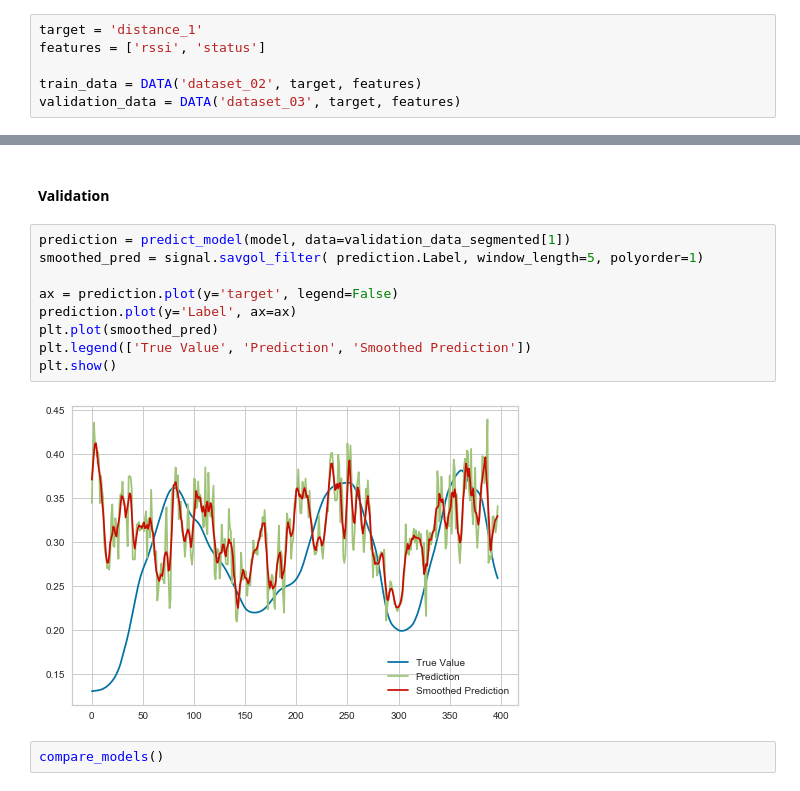
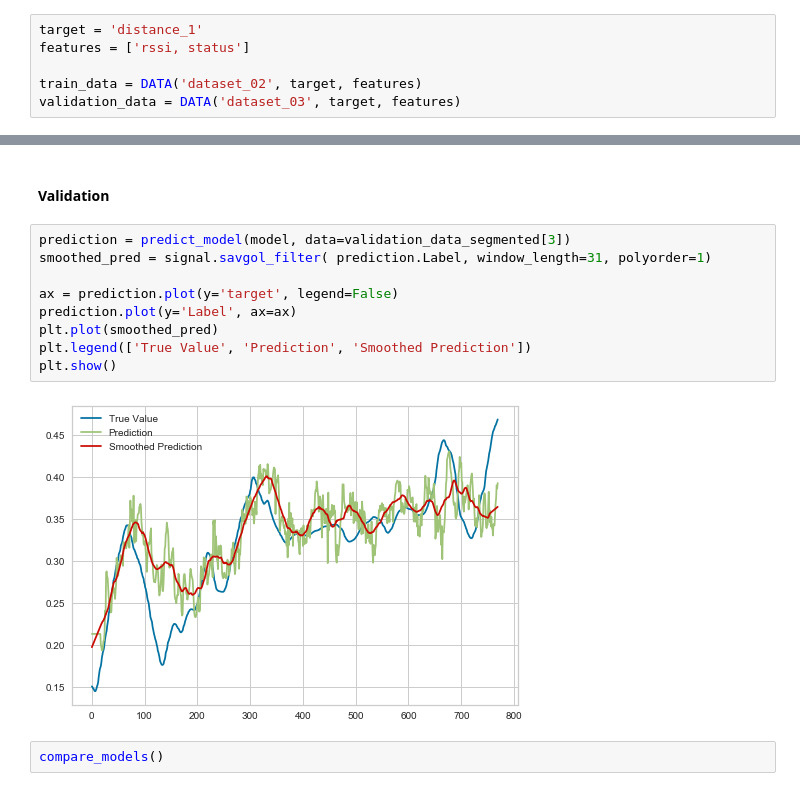
Before and after one commit to negargolestani/kinect_motion_tracking, a Jupyter notebook: regression_ml.ipynb, the cells around one changed output, grey strips where cells are left out. Saved outputs shown, nothing was run; the diff lists cells and outputs as text.

```diff
--- a/regression_ml.ipynb
+++ b/regression_ml.ipynb
@@ -53,7 +100,7 @@ def segment(x, y, win_size, step):
 #### Load Data
 # %%
 target = 'distance_1'
-features = ['rssi', 'status']
+features = ['rssi, status']
 
 train_data = DATA('dataset_02', target, features)
 validation_data = DATA('dataset_03', target, features)
@@ -117,16 +202,16 @@ plot_model(model, plot='error')
 # %% [markdown]
 #### Validation
 # %%
-prediction = predict_model(model, data=validation_data_segmented[1])
-smoothed_pred = signal.savgol_filter( prediction.Label, window_length=5, polyorder=1)
+prediction = predict_model(model, data=validation_data_segmented[3])
+smoothed_pred = signal.savgol_filter( prediction.Label, window_length=31, polyorder=1)
 
 ax = prediction.plot(y='target', legend=False)
 prediction.plot(y='Label', ax=ax)
 plt.plot(smoothed_pred)
 plt.legend(['True Value', 'Prediction', 'Smoothed Prediction'])
 plt.show()
 # %% [output]
-[figure, old version]
+[figure, new version]
 # %%
 compare_models()
 # %% [output]
```
Also changed, not shown: parts of 6 cells of this notebook, 10 other files.
